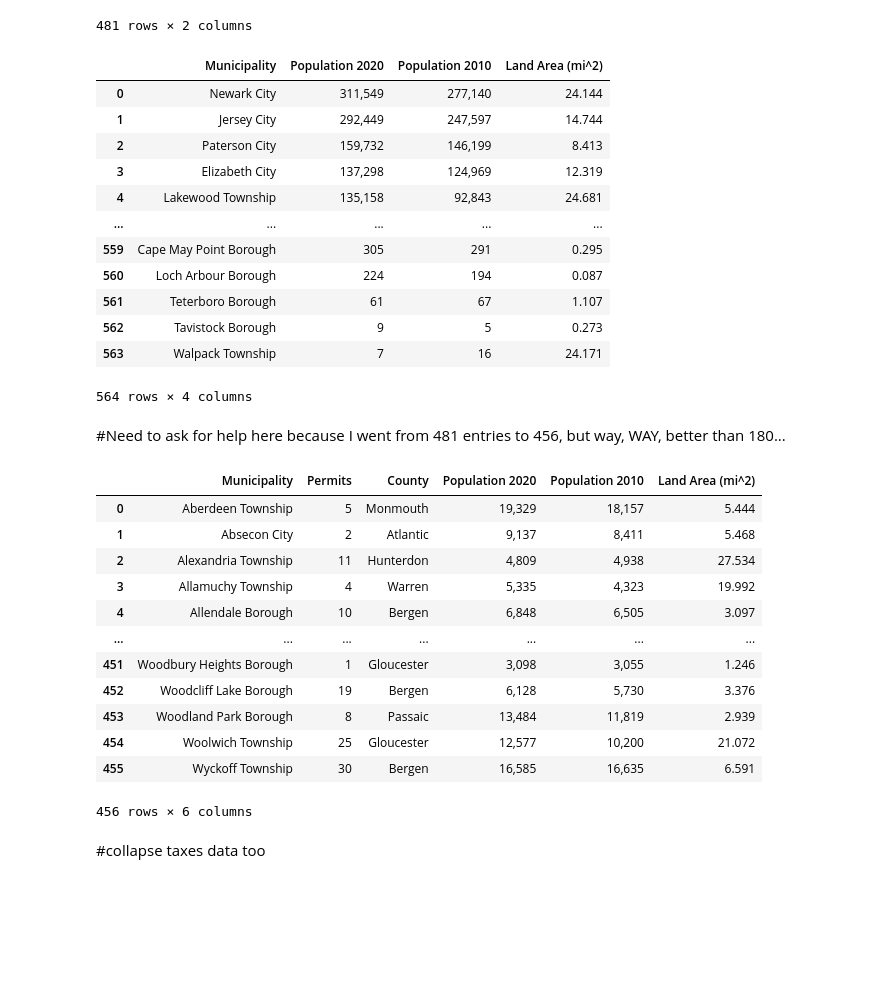
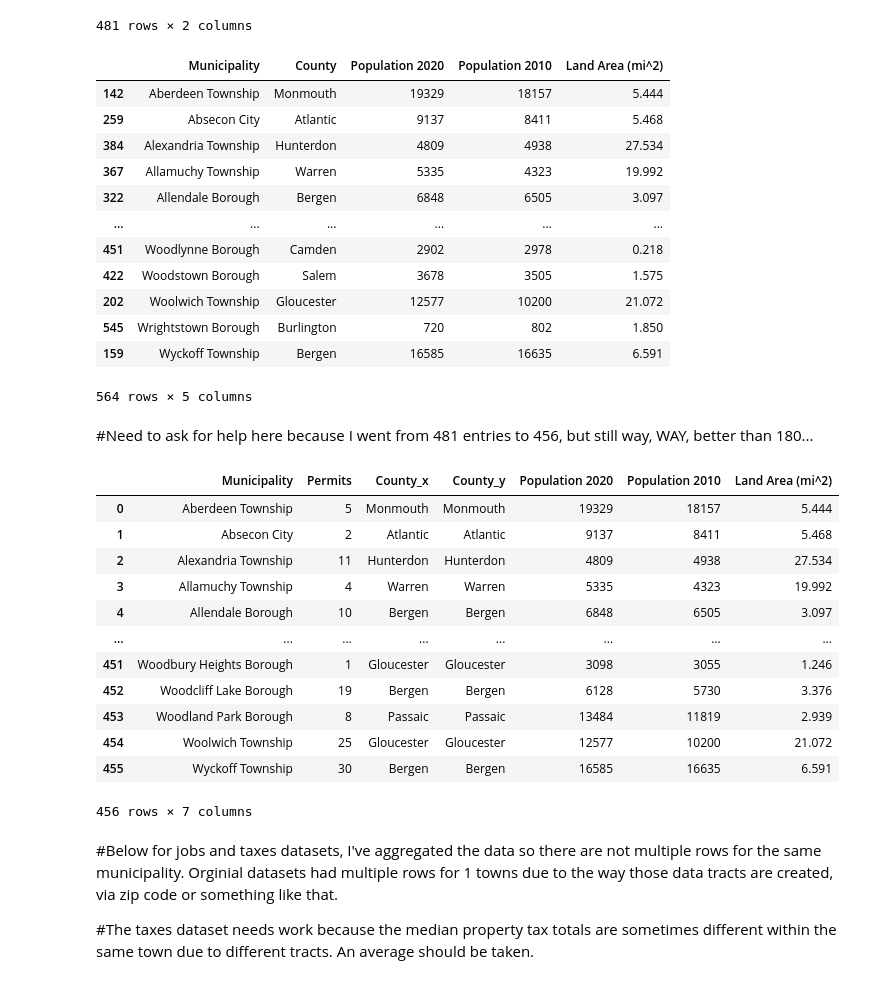
Before and after one commit to BrianKEverett/County-Line, a Jupyter notebook: Dissertation3_Everett.ipynb, the cells around one changed output. Saved outputs shown, nothing was run; the diff lists cells and outputs as text; code cells hidden in the pictures; blank space fills up the shorter version.

```diff
--- a/Dissertation3_Everett.ipynb
+++ b/Dissertation3_Everett.ipynb
@@ -122,7 +129,7 @@ del njtowns['Unnamed: 7']
 del njtowns['Unnamed: 8']
 del njtowns['Unnamed: 9']
 del njtowns['Unnamed: 10']
-del njtowns['County']
+njtowns.replace(',','', regex=True, inplace=True)
 
 #jobs = jobs.set_index('Municipality')
 del jobs['JobsVintage']
@@ -169,39 +178,37 @@ permits2
 | Wyckoff Township | 30 | Bergen |
 481 rows × 2 columns
 # %%
-njtowns
+njtowns.sort_values('Municipality')
 # %% [output]
-|  | Municipality | Population 2020 | Population 2010 | Land Area (mi^2) |
-| 0 | Newark City | 311,549 | 277,140 | 24.144 |
-| 1 | Jersey City | 292,449 | 247,597 | 14.744 |
-| 2 | Paterson City | 159,732 | 146,199 | 8.413 |
-| 3 | Elizabeth City | 137,298 | 124,969 | 12.319 |
-| 4 | Lakewood Township | 135,158 | 92,843 | 24.681 |
-| ... | ... | ... | ... | ... |
-| 559 | Cape May Point Borough | 305 | 291 | 0.295 |
-| 560 | Loch Arbour Borough | 224 | 194 | 0.087 |
-| 561 | Teterboro Borough | 61 | 67 | 1.107 |
-| 562 | Tavistock Borough | 9 | 5 | 0.273 |
-| 563 | Walpack Township | 7 | 16 | 24.171 |
+|  | Municipality | County | Population 2020 | Population 2010 | Land Area (mi^2) |
+| 142 | Aberdeen Township | Monmouth | 19329 | 18157 | 5.444 |
+| 259 | Absecon City | Atlantic | 9137 | 8411 | 5.468 |
+| 384 | Alexandria Township | Hunterdon | 4809 | 4938 | 27.534 |
+| 367 | Allamuchy Township | Warren | 5335 | 4323 | 19.992 |
+| 322 | Allendale Borough | Bergen | 6848 | 6505 | 3.097 |
+| ... | ... | ... | ... | ... | ... |
+| 451 | Woodlynne Borough | Camden | 2902 | 2978 | 0.218 |
+| 422 | Woodstown Borough | Salem | 3678 | 3505 | 1.575 |
+| 202 | Woolwich Township | Gloucester | 12577 | 10200 | 21.072 |
+| 545 | Wrightstown Borough | Burlington | 720 | 802 | 1.850 |
+| 159 | Wyckoff Township | Bergen | 16585 | 16635 | 6.591 |
-564 rows × 4 columns
+564 rows × 5 columns
 # %% [markdown]
-#Need to ask for help here because I went from 481 entries to 456, but way, WAY, better than 180...
+#Need to ask for help here because I went from 481 entries to 456, but still way, WAY, better than 180...
 # %%
 permits3 = permits2.merge(njtowns, how='inner', on=['Municipality'])
 permits3
 # %% [output]
-|  | Municipality | Permits | County | Population 2020 | Population 2010 | Land Area (mi^2) |
-| 0 | Aberdeen Township | 5 | Monmouth | 19,329 | 18,157 | 5.444 |
-| 1 | Absecon City | 2 | Atlantic | 9,137 | 8,411 | 5.468 |
-| 2 | Alexandria Township | 11 | Hunterdon | 4,809 | 4,938 | 27.534 |
-| 3 | Allamuchy Township | 4 | Warren | 5,335 | 4,323 | 19.992 |
-| 4 | Allendale Borough | 10 | Bergen | 6,848 | 6,505 | 3.097 |
-| ... | ... | ... | ... | ... | ... | ... |
-| 451 | Woodbury Heights Borough | 1 | Gloucester | 3,098 | 3,055 | 1.246 |
-| 452 | Woodcliff Lake Borough | 19 | Bergen | 6,128 | 5,730 | 3.376 |
-| 453 | Woodland Park Borough | 8 | Passaic | 13,484 | 11,819 | 2.939 |
-| 454 | Woolwich Township | 25 | Gloucester | 12,577 | 10,200 | 21.072 |
-| 455 | Wyckoff Township | 30 | Bergen | 16,585 | 16,635 | 6.591 |
+|  | Municipality | Permits | County_x | County_y | Population 2020 | Population 2010 | Land Area (mi^2) |
+| 0 | Aberdeen Township | 5 | Monmouth | Monmouth | 19329 | 18157 | 5.444 |
+| 1 | Absecon City | 2 | Atlantic | Atlantic | 9137 | 8411 | 5.468 |
+| 2 | Alexandria Township | 11 | Hunterdon | Hunterdon | 4809 | 4938 | 27.534 |
+| 3 | Allamuchy Township | 4 | Warren | Warren | 5335 | 4323 | 19.992 |
+| 4 | Allendale Borough | 10 | Bergen | Bergen | 6848 | 6505 | 3.097 |
+| ... | ... | ... | ... | ... | ... | ... | ... |
+| 451 | Woodbury Heights Borough | 1 | Gloucester | Gloucester | 3098 | 3055 | 1.246 |
+| 452 | Woodcliff Lake Borough | 19 | Bergen | Bergen | 6128 | 5730 | 3.376 |
+| 453 | Woodland Park Borough | 8 | Passaic | Passaic | 13484 | 11819 | 2.939 |
+| 454 | Woolwich Township | 25 | Gloucester | Gloucester | 12577 | 10200 | 21.072 |
+| 455 | Wyckoff Township | 30 | Bergen | Bergen | 16585 | 16635 | 6.591 |
-456 rows × 6 columns
+456 rows × 7 columns
-# %% [markdown]
-#collapse taxes data too
@@ -207,0 +218,4 @@ permits3
+# %% [markdown]
+#Below for jobs and taxes datasets, I've aggregated the data so there are not multiple rows for the same municipality. Orginial datasets had multiple rows for 1 towns due to the way those data tracts are created, via zip code or something like that.
+
+#The taxes dataset needs work because the median property tax totals are sometimes different within the same town due to different tracts. An average should be taken.
```
Also changed, not shown: parts of 24 cells of this notebook.
